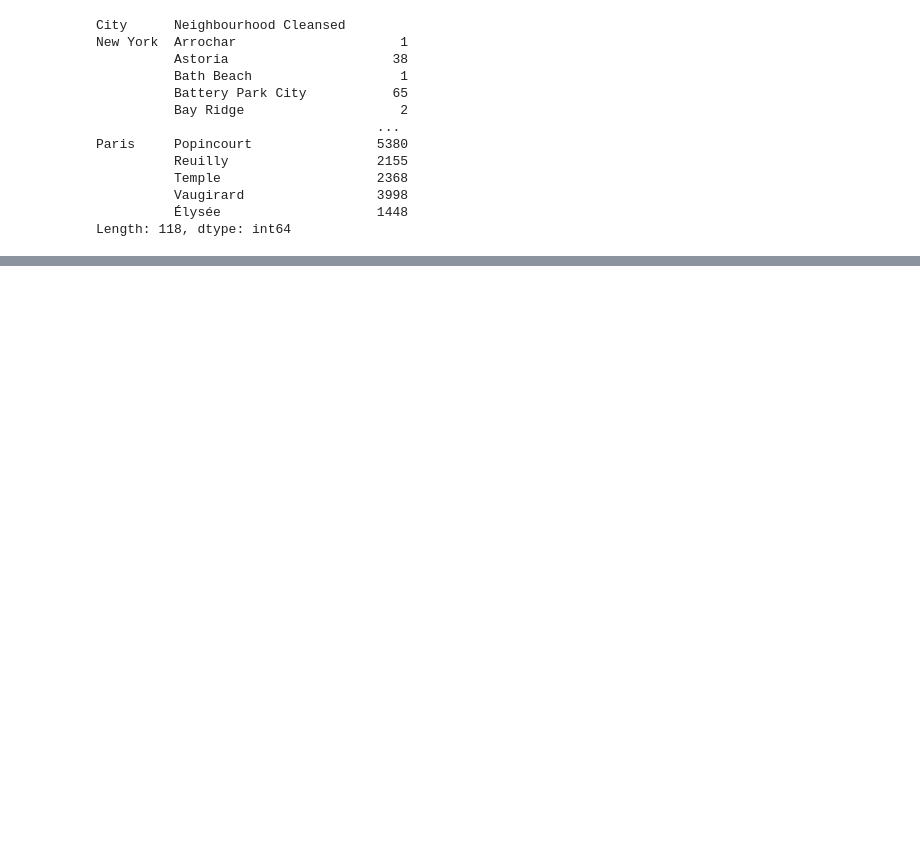
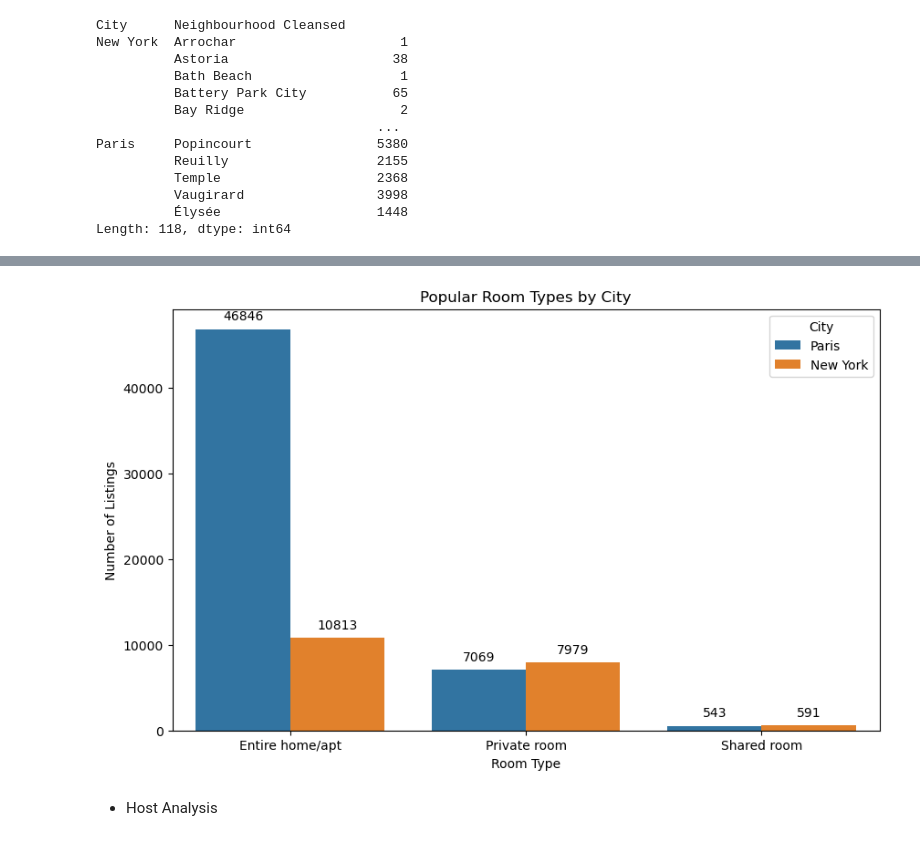
Before and after one commit to Simro25011/Paris_-_NY_Airbnbs---Prices-Prediction---XGBoost, a Jupyter notebook: Paris & New York City Airbnb - Prices Prediction.ipynb, the cells around one changed output, grey strips where cells are left out. Cells and saved outputs as stored; diff of their text form; code cells hidden in the pictures; blank space fills up the shorter version.

```diff
--- a/Paris & New York City Airbnb - Prices Prediction.ipynb
+++ b/Paris & New York City Airbnb - Prices Prediction.ipynb
@@ -1505,6 +1536,15 @@ plt.title('Top 10 Neighbourhoods in Paris by Number of Listings')
 plt.ylabel('Number of Listings', fontsize=12)
 plt.xlabel('Neighbourhood', fontsize=12)
 plt.xticks(rotation=90)
+ax = plt.gca()
+# Adding labels to each bar
+for p in ax.patches:
+    ax.annotate(format(p.get_height(), '.0f'),
+                   (p.get_x() + p.get_width() / 2., p.get_height()),
+                   ha = 'center',
+                   va = 'center',
+                   xytext = (0, 10),
+                   textcoords = 'offset points')
 # Save the plot
 plt.savefig('top10_neighbourhoods_Paris.png')
 plt.show()
@@ -1789,0 +1632,23 @@ Average minimum nights requirement in Paris: 3.7222997539388154 nights
+# %%
+# Let's visualize the results
+plt.figure(figsize=(10,6))
+sns.countplot(data=paris_nyc_airbnbs, x='Room Type', hue='City')
+plt.title('Popular Room Types by City')
+plt.xlabel('Room Type')
+plt.ylabel('Number of Listings')
+ax = plt.gca()
+# Adding labels to each bar
+for p in ax.patches:
+    ax.annotate(format(p.get_height(), '.0f'),
+                   (p.get_x() + p.get_width() / 2., p.get_height()),
+                   ha = 'center',
+                   va = 'center',
+                   xytext = (0, 10),
+                   textcoords = 'offset points')
+# saving the fig
+plt.savefig('Popular Room Types by City.png')
+plt.show()
+# %% [output]
+[figure, added]
+# %% [markdown]
+- Host Analysis
```
Also changed, not shown: parts of 68 cells of this notebook, 8 other files.
